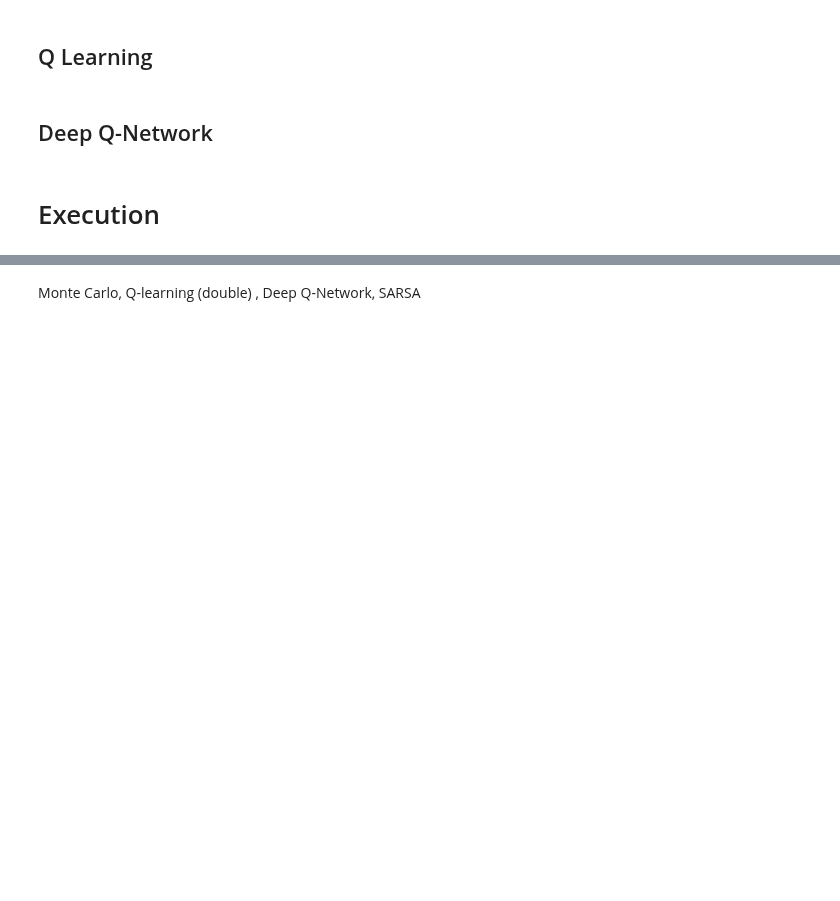
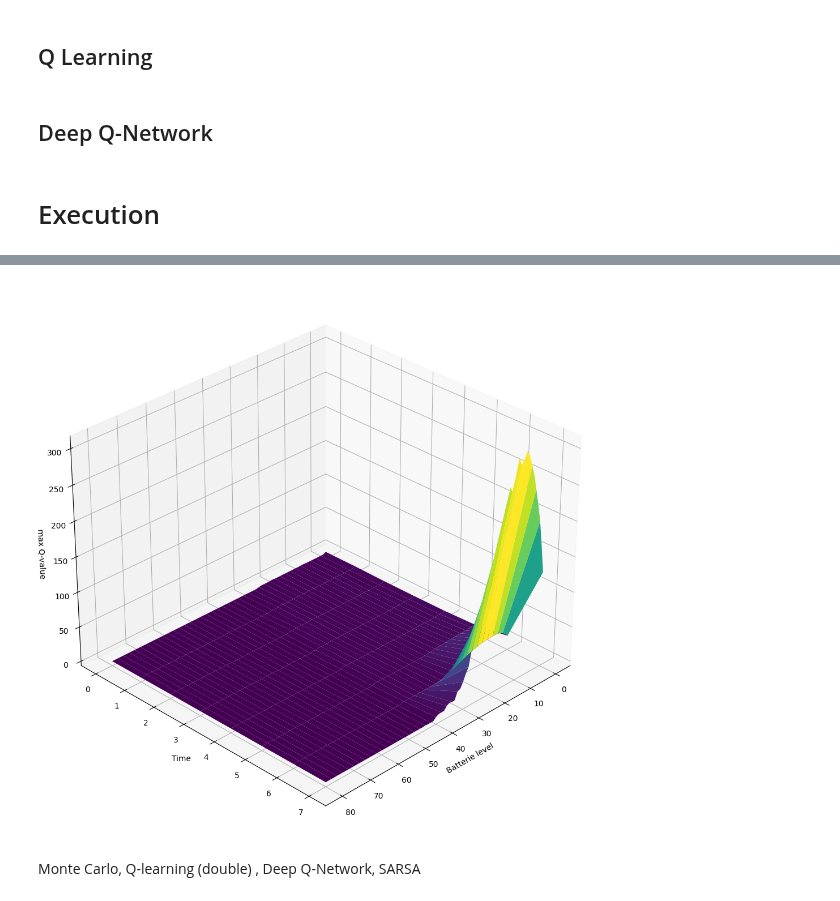
Before and after one commit to ltempfli/AAA-AIbertus-Magnus, a Jupyter notebook: tasks/05_Smart_Charging_Using_Reinforcement_Learning.ipynb, the cells around one changed output, grey strips where cells are left out. Drawn from its saved outputs; the diff is of its cells as text; code cells hidden in the pictures; blank space fills up the shorter version.

```diff
--- a/tasks/05_Smart_Charging_Using_Reinforcement_Learning.ipynb
+++ b/tasks/05_Smart_Charging_Using_Reinforcement_Learning.ipynb
@@ -283,20 +302,26 @@ class SARSA_Agent():
 
     def pick_action(self, state):
         state_key = (state['time'], state['level'])
-        if np.random.rand() < self.epsilon:
-            return self.env.action_space.sample()
-        else:
-            return np.argmax(self.q_table[state_key])
+        action_q_values = self.q_table.get(state_key, np.zeros(self.action_space_size))
+        return self.epsilon_greedy(action_q_values)
 
     def epsilon_greedy(self, action_q_values):
-        policy = np.ones(self.action_space_size) * self.epsilon / self.action_space_size
-        best_action = np.argmax(action_q_values)
-        policy[best_action] = 1 - self.epsilon + (self.epsilon / self.action_space_size)
+        if np.random.rand() < self.epsilon:
+            all_actions = list(range(self.action_space_size))
+            max_action = np.argmax(action_q_values)
+
+            if len(all_actions) > 1:
+                other_actions = [action for action in all_actions if action != max_action]
+                chosen_action = np.random.choice(other_actions)
+            else:
+                chosen_action = max_action
+        else:
+            chosen_action = np.argmax(action_q_values)
 
         if self.epsilon > self.epsilon_min:
             self.epsilon *= self.epsilon_decay
 
-        return np.random.choice(self.action_space_size, p=policy)
+        return chosen_action
 
     def update_q_values(self, state, action, reward, next_state, next_action, done):
         state_key = (state['time'], state['level'])
@@ -309,20 +334,20 @@ class SARSA_Agent():
 
     def train(self, iterations):
         for i in range(iterations):
-            state = self.env.reset()
+            state = self.env.reset().copy()
             action = self.pick_action(state)
             done = False
 
             while not done:
                 next_state, reward, done, _ = self.env.step(action)
                 next_action = self.pick_action(next_state)
+
                 self.update_q_values(state, action, reward, next_state, next_action, done)
 
-                state = next_state
+                state = next_state.copy()
                 action = next_action
 
-            if self.epsilon > self.epsilon_min:
-                self.epsilon *= self.epsilon_decay
+            self.epsilon = max(self.epsilon_min, self.epsilon * self.epsilon_decay)
 
         return self.q_table
 # %% [markdown]
@@ -512,7 +529,7 @@ MC_q_table = MC_Agent(
 ).train(10000)
 # %%
 SARSA_q_table = SARSA_Agent(
-    alpha=0.01, gamma=0.9, env=env, epsilon=0.1, epsilon_decay=0.99, epsilon_min=0.01
-).train(10000)
+    alpha=0.01, gamma=0.9, env=env, epsilon=1, epsilon_decay=0.99, epsilon_min=0.01
+).train(100000)
 # %%
 QLEARN_q_table = QLearning_Agent(
@@ -573,2 +614,6 @@ plot_q_table_3d(DQN_q_table,env.cap)
+# %%
+plot_q_table_3d(SARSA_q_table,env.cap)
+# %% [output]
+[figure, added]
 # %% [markdown]
 Monte Carlo, Q-learning (double) , Deep Q-Network, SARSA
```
Also changed, not shown: parts of 10 cells of this notebook.
